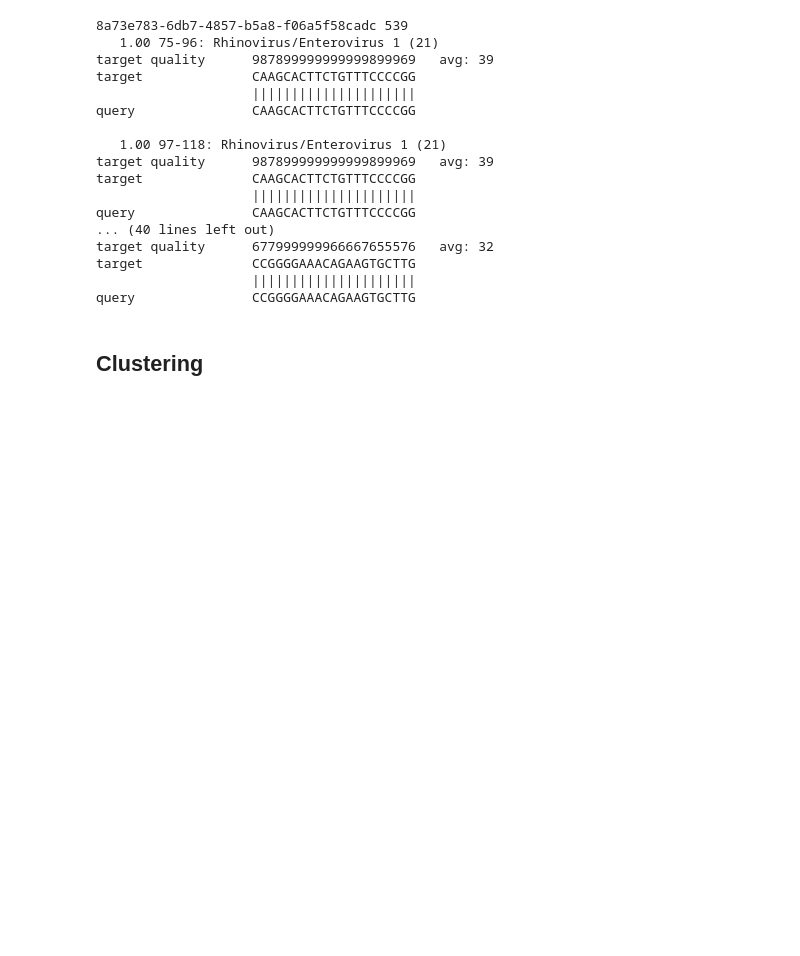
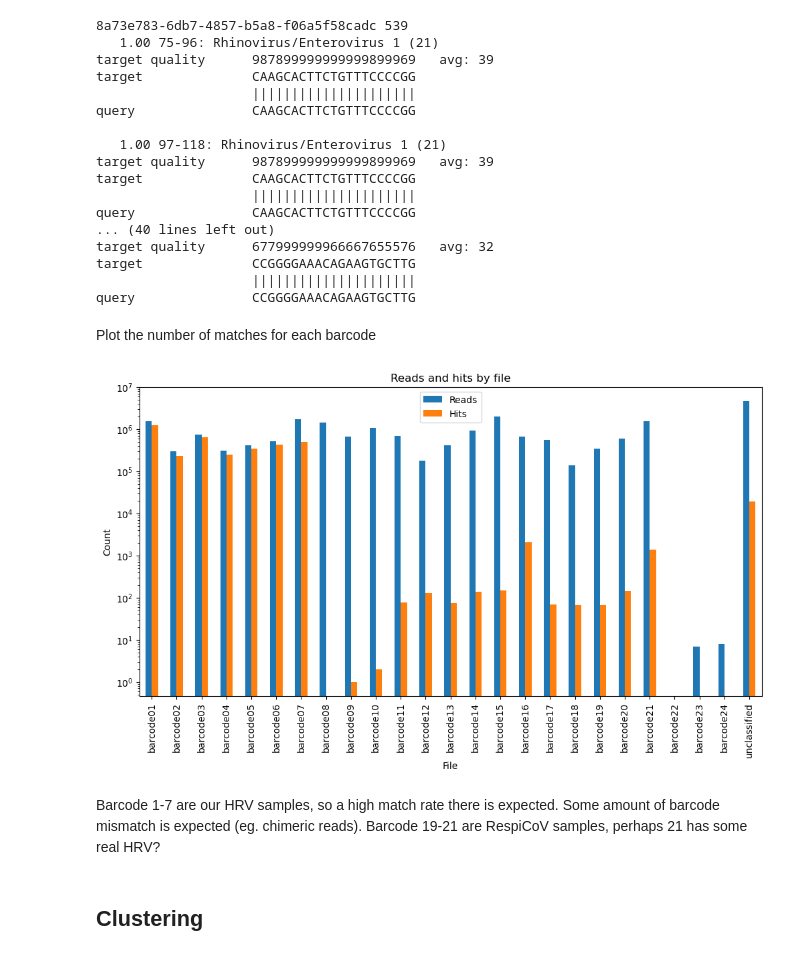
Before and after one commit to RByers/RespiCov-analyze, a Jupyter notebook: Q8AnalyzeHRV.ipynb, the cells around one changed output. Cells and saved outputs as stored; diff of their text form; code cells hidden in the pictures; blank space fills up the shorter version.

```diff
--- a/Q8AnalyzeHRV.ipynb
+++ b/Q8AnalyzeHRV.ipynb
@@ -417,6 +417,8 @@ fs = EXPECTED_PREFIX - MAX_PRIMER_OFFSET
 fe = EXPECTED_PREFIX + MAX_PRIMER_OFFSET + maxPrimer
 rs = - EXPECTED_SUFFIX - MAX_PRIMER_OFFSET - maxPrimer
 re = - EXPECTED_SUFFIX + MAX_PRIMER_OFFSET
+readsByFile = {}
+hitsByFile = {}
 
 print("Trimming to %d-%d and %d-%d" % (fs, fe, rs, re))
 
@@ -424,6 +426,7 @@ for inFile in sorted(filter(lambda f: f.endswith(".fastq"), os.listdir(fastQDir)
     hrvFile = os.path.join(hrvDir, "HRV-" + inFile)
     if os.path.exists(hrvFile):
         print("Skipping existing file:", hrvFile)
+        # TODO still compute counts
         continue
     # Extract the portion of the filename after the _ and before the .
     fnSuffix = inFile.split("_")[1].split(".")[0]
@@ -433,7 +436,7 @@ for inFile in sorted(filter(lambda f: f.endswith(".fastq"), os.listdir(fastQDir)
         print("Processing", os.path.basename(inPath), end="")
         reads = 0
         hitReads = 0
-        start = time.process_time()
+        ai = time.process_time()
         for read in RCUtils.readFastQ(inPath):
             reads += 1
             if reads % 10000 == 0:
@@ -469,11 +472,18 @@ for inFile in sorted(filter(lambda f: f.endswith(".fastq"), os.listdir(fastQDir)
             read.letter_annotations["phred_quality"] = origQual[fs+startHit.start:rs+endHit.end]
             read.id = read.id + "_" + fnSuffix
 
+            # If the primer is the reverse primer, reverse complement the read
+            if startHit.primer.description == "Rhinovirus/Enterovirus 3":
+                read.seq = read.seq.reverse_complement()
+                read.letter_annotations["phred_quality"] = read.letter_annotations["phred_quality"][::-1]
+
             SeqIO.write(read, out, "fastq")
 
-        elapsed = time.process_time() - start
+        elapsed = time.process_time() - ai
         print("")
         print("  %d reads, %d with hits (%d%%). %.2fs" % (reads, hitReads, hitReads * 100 / reads if reads else 0, elapsed))
+        readsByFile[fnSuffix] = reads
+        hitsByFile[fnSuffix] = hitReads
 # %% [output]
 Trimming to 59-120 and -86--25
 Processing Q8-sup_barcode01.fastq............................................................................................................................................................
@@ -522,5 +531,19 @@ target quality      677999999966667655576   avg: 32
 target              CCGGGGAAACAGAAGTGCTTG
                     |||||||||||||||||||||
 query               CCGGGGAAACAGAAGTGCTTG
+# %% [markdown]
+Plot the number of matches for each barcode
+# %%
+# Plot a chart of the number of reads and hits for each file
+df = pd.DataFrame({'Reads': readsByFile, 'Hits': hitsByFile})
+ax = df.plot.bar(figsize=(12,6), grid=False, title="Reads and hits by file")
+ax.set_xlabel("File")
+ax.set_ylabel("Count")
+ax.set_yscale('log')
+plt.show()
+# %% [output]
+[figure, added]
+# %% [markdown]
+Barcode 1-7 are our HRV samples, so a high match rate there is expected. Some amount of barcode mismatch is expected (eg. chimeric reads). Barcode 19-21 are RespiCoV samples, perhaps 21 has some real HRV?
 # %% [markdown]
 ## Clustering
```
Also changed, not shown: parts of 22 cells of this notebook.
